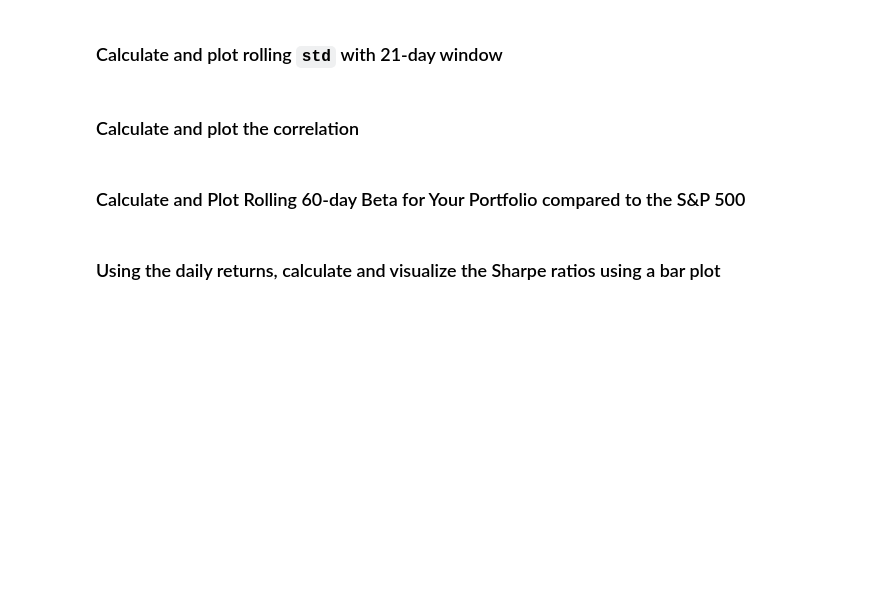
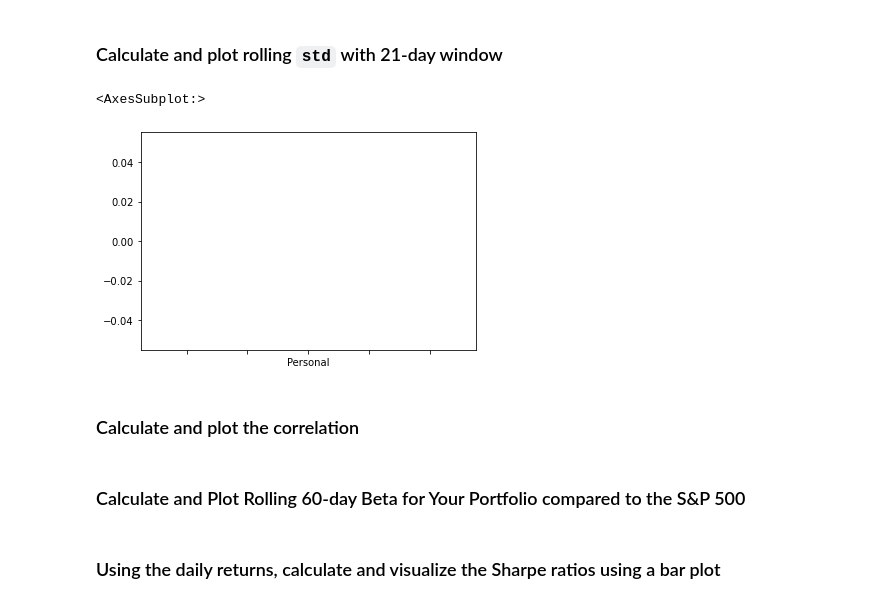
Before and after one commit to getjiggy/homework2, a Jupyter notebook: Starter_Code/whale_analysis.ipynb, the cells around one changed output. Saved outputs shown, nothing was run; the diff lists cells and outputs as text; code cells hidden in the pictures; blank space fills up the shorter version.

```diff
--- a/Starter_Code/whale_analysis.ipynb
+++ b/Starter_Code/whale_analysis.ipynb
@@ -447,2 +485,4 @@ comb_df
 # %%
 # Only compare dates where return data exists for all the stocks (drop NaNs)
+new_comb = new_comb.dropna()
+new_comb
@@ -452,3 +507,5 @@ comb_df
 ### Calculate the Annualized Standard Deviation
 # %%
 # Calculate the annualized `std`
+annualized_new = new_comb.std() * 252
+annualized_new
@@ -456,8 +523,12 @@ comb_df
 ### Calculate and plot rolling `std` with 21-day window
 # %%
 # Calculate rolling standard deviation
-
+std = annualized_new.rolling(21).std()
 # Plot rolling standard deviation
+std.plot()
+# %% [output]
+<AxesSubplot:>
+[figure, added]
 # %% [markdown]
 ### Calculate and plot the correlation
 # %%
```
Also changed, not shown: parts of 9 cells of this notebook.
